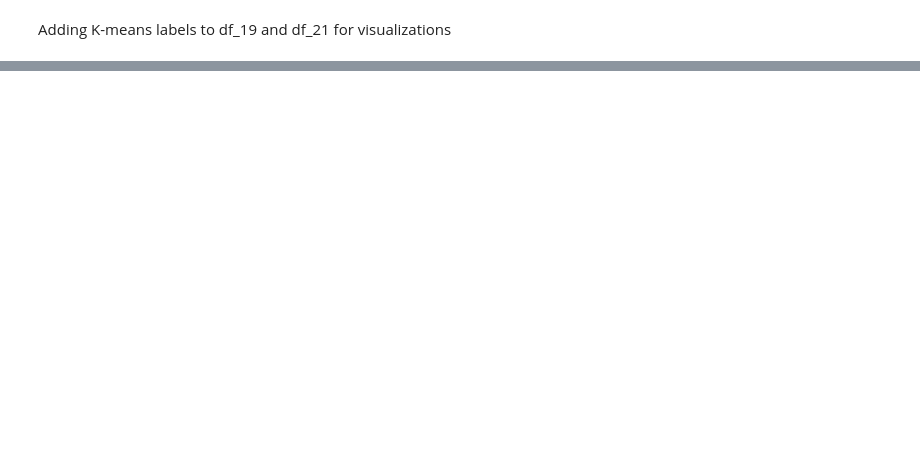
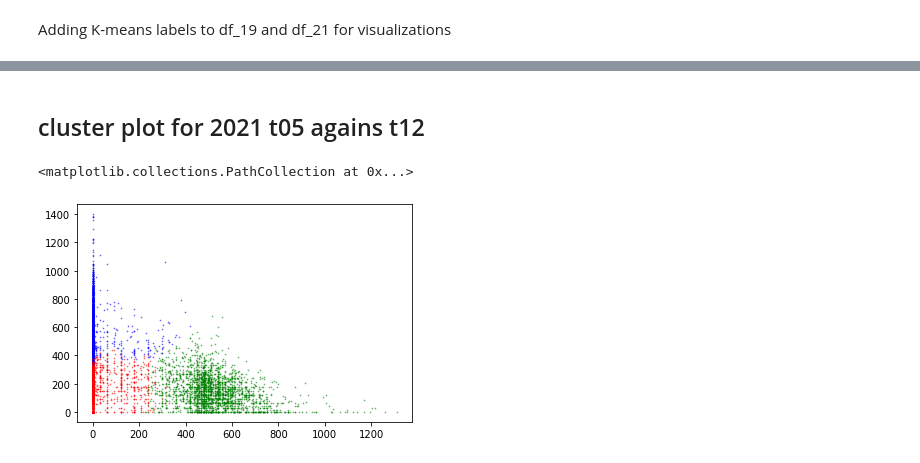
Before and after one commit to zzhu415/cs765FinalProject, a Jupyter notebook: analysis.ipynb, the cells around one changed output, grey strips where cells are left out. Drawn from its saved outputs; the diff is of its cells as text; code cells hidden in the pictures; blank space fills up the shorter version.

```diff
--- a/analysis.ipynb
+++ b/analysis.ipynb
@@ -158,0 +233,21 @@ df_21.loc[:, 'cluster_labels'] = kmeans_21.labels_
+# %% [markdown]
+<h2> cluster plot for 2021 t05 agains t12 </h2>
+# %%
+plt.cla
+cluster0 = df_21[df_21['cluster_labels']==0]
+cluster1 = df_21[df_21['cluster_labels']==1]
+cluster2 = df_21[df_21['cluster_labels']==2]
+# plt.scatter(cluster0['t01'],cluster0['t02'],c='r')
+# plt.scatter(cluster1['t01'],cluster1['t02'],c='g')
+# plt.scatter(cluster2['t01'],cluster2['t02'],c='b')
+
+plt.scatter(cluster0['t05'],cluster0['t12'],c='r',s=0.5,alpha=0.5)
+plt.scatter(cluster1['t05'],cluster1['t12'],c='g',s=0.5,alpha=0.5)
+plt.scatter(cluster2['t05'],cluster2['t12'],c='b',s=0.5,alpha=0.5)
+
+# plt.scatter(cluster0['pc1'],cluster0['pc2'],c='r')
+# plt.scatter(cluster1['pc1'],cluster1['pc2'],c='g')
+# plt.scatter(cluster2['pc1'],cluster2['pc2'],c='b')
+# %% [output]
+<matplotlib.collections.PathCollection at 0x...>
+[figure, added]
```
Also changed, not shown: parts of 16 cells of this notebook.
